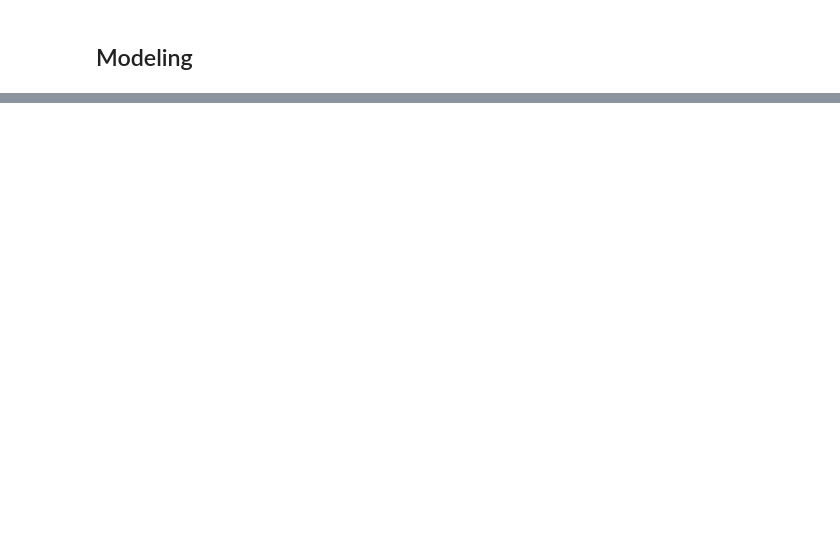
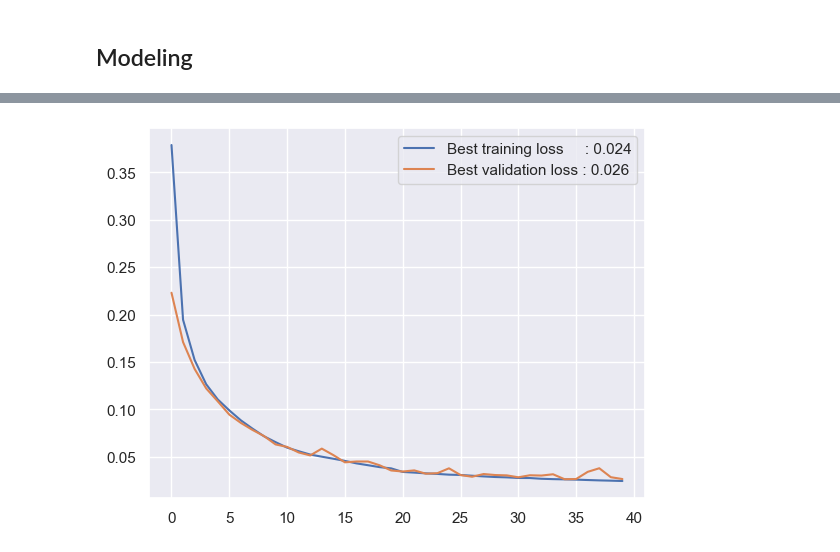
Before and after one commit to mo7amed7assan1911/MOS_Transistor_Current_Predictor, a Jupyter notebook: Notebooks/MOS_Transistor_Predictor.ipynb, the cells around one changed output, grey strips where cells are left out. Saved outputs shown, nothing was run; the diff lists cells and outputs as text; code cells hidden in the pictures; blank space fills up the shorter version.

```diff
--- a/Notebooks/MOS_Transistor_Predictor.ipynb
+++ b/Notebooks/MOS_Transistor_Predictor.ipynb
@@ -451,0 +728,35 @@ ValueError: 1D data passed to a transformer that expects 2D data. Try to specify
+# %%
+optimizer = torch.optim.Adam(model.parameters(), lr=0.00005)
+counter = 0
+
+for epoch in range(num_epochs):
+    # Training phase
+    train_loss = train(model, optimizer, criterion, train_loader)
+    train_losses.append(train_loss)
+
+    # Evaluation phase
+    print('Validating ...')
+    val_loss = evaluate(model, criterion, valid_loader)
+    val_losses.append(val_loss)
+
+    # Printing and monitoring
+    print(f'Epoch [{epoch + 1}/{num_epochs}], Train Loss: {train_loss:.4f}, Validation Loss: {val_loss:.4f}')
+
+    # Early stopping
+    if val_loss < best_val_loss:
+        best_val_loss = val_loss
+        best_model = deepcopy(model)
+        save_checkpoint(best_model, optimizer, epoch, best_val_loss)
+        counter = 0
+
+    else:
+        counter += 1
+        if counter >= patience:
+            print(f'Validation loss did not improve for {patience} epochs. Stopping early.')
+            break
+        if counter in range(2, patience+1, 2):
+            scheduler.step()
+            print(f"Learning rate decreased!, now is {optimizer.state_dict()['param_groups'][0]['lr']}")
+
+
+save_best_model(best_model, best_val_loss)
@@ -451,0 +796,6 @@ ValueError: 1D data passed to a transformer that expects 2D data. Try to specify
+# %%
+plt.plot(train_losses, label=f'Best training loss     : {min(train_losses):.3f}');
+plt.plot(val_losses, label=f'Best validation loss : {min(val_losses):.3f}');
+plt.legend();
+# %% [output]
+[figure, added]
```
Also changed, not shown: parts of 36 cells of this notebook, 1 other file.
